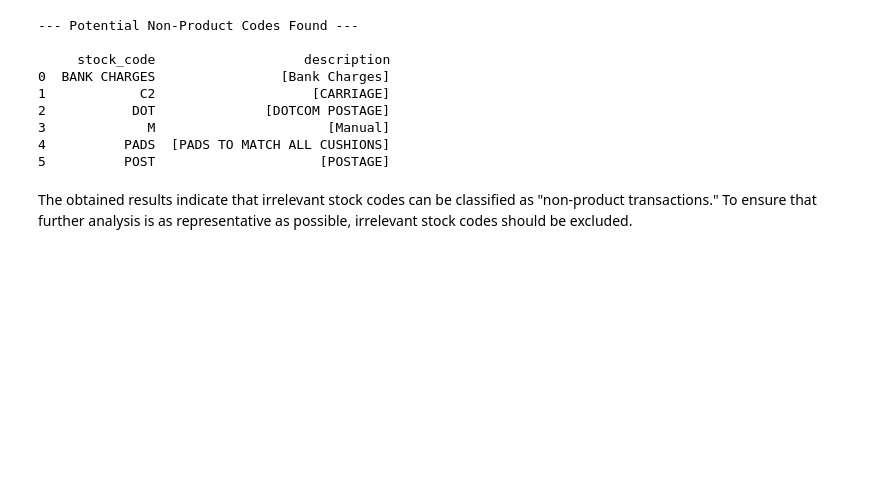
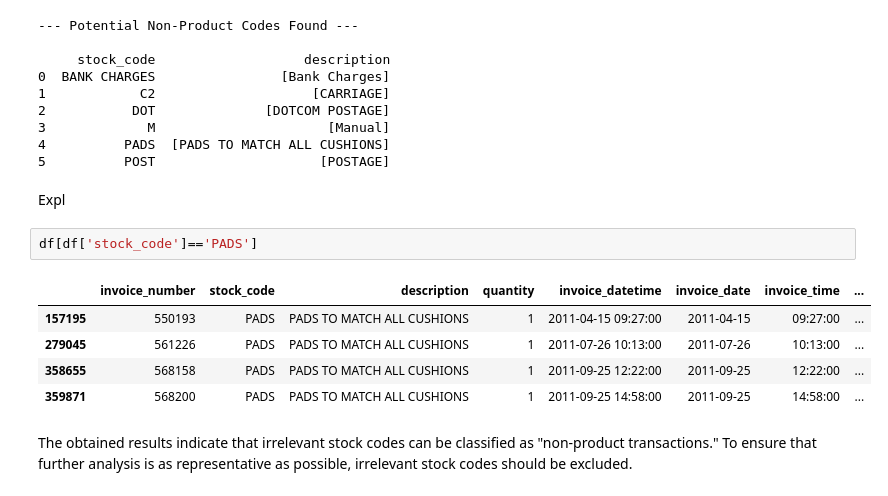
Before and after one commit to RV01011001/project_1-customer-segmentation, a Jupyter notebook: notebooks/02_data_collection_and_cleaning.ipynb, the cells around one changed output. Cells and saved outputs as stored; diff of their text form; blank space fills up the shorter version.

```diff
--- a/notebooks/02_data_collection_and_cleaning.ipynb
+++ b/notebooks/02_data_collection_and_cleaning.ipynb
@@ -613,6 +613,16 @@ print(no_numeric_stock_codes_summary)
 3             M                      [Manual]
 4          PADS  [PADS TO MATCH ALL CUSHIONS]
 5          POST                     [POSTAGE]
+# %% [markdown]
+Expl
+# %%
+df[df['stock_code']=='PADS']
+# %% [output]
+|  | invoice_number | stock_code | description | quantity | invoice_datetime | invoice_date | invoice_time | ... |
+| 157195 | 550193 | PADS | PADS TO MATCH ALL CUSHIONS | 1 | 2011-04-15 09:27:00 | 2011-04-15 | 09:27:00 | ... |
+| 279045 | 561226 | PADS | PADS TO MATCH ALL CUSHIONS | 1 | 2011-07-26 10:13:00 | 2011-07-26 | 10:13:00 | ... |
+| 358655 | 568158 | PADS | PADS TO MATCH ALL CUSHIONS | 1 | 2011-09-25 12:22:00 | 2011-09-25 | 12:22:00 | ... |
+| 359871 | 568200 | PADS | PADS TO MATCH ALL CUSHIONS | 1 | 2011-09-25 14:58:00 | 2011-09-25 | 14:58:00 | ... |
 # %% [markdown]
 The obtained results indicate that irrelevant stock codes can be classified as "non-product transactions." To ensure that further analysis is as representative as possible, irrelevant stock codes should be excluded.
 # %%
```
Also changed, not shown: parts of 1 cell of this notebook, 2 other files.
